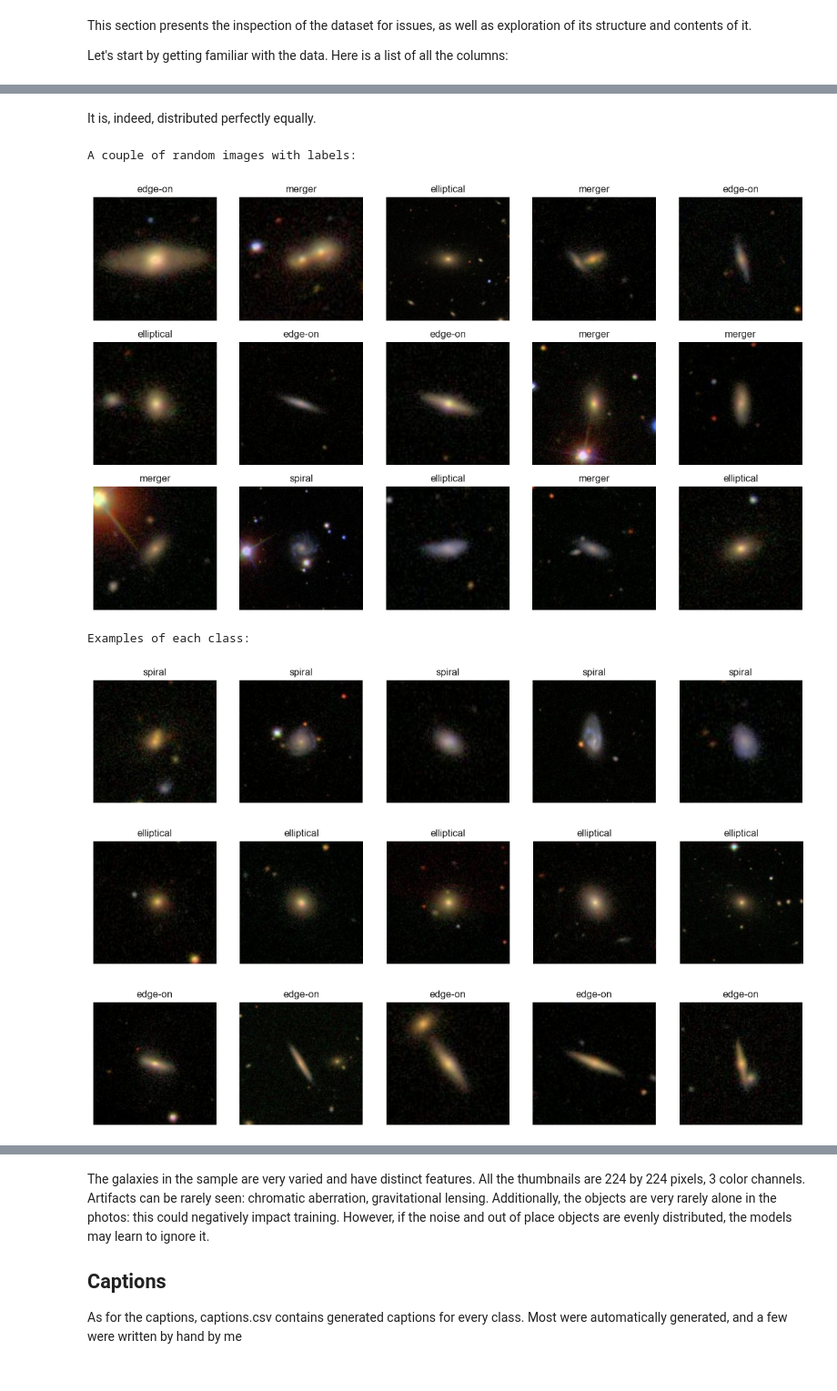
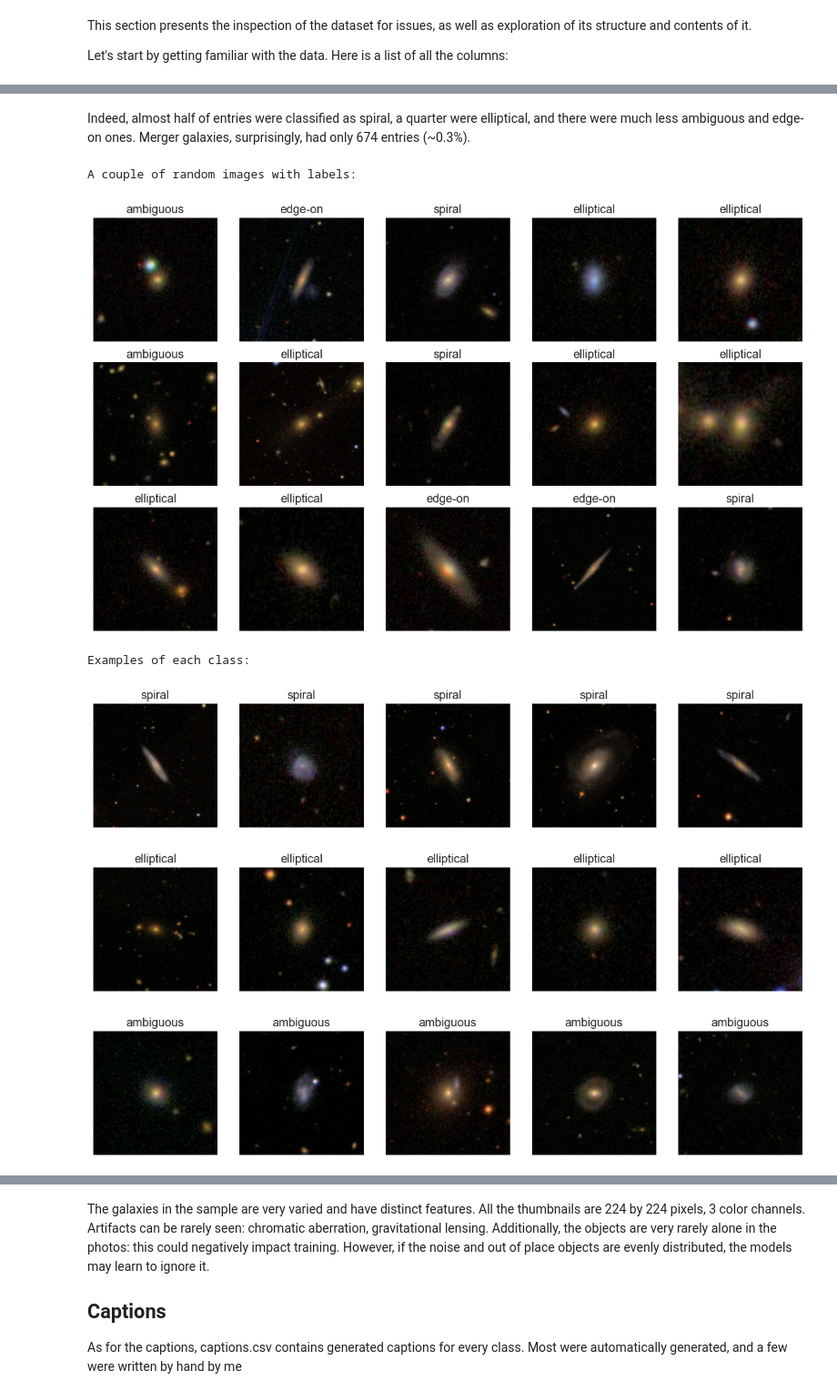
Before and after one commit to LevIgnatev/galaxy_morphology, a Jupyter notebook: notebooks/01_explore.ipynb, the cells around one changed output, grey strips where cells are left out. Shown at 91% size. Drawn from its saved outputs; the diff is of its cells as text; code cells hidden in the pictures.

```diff
--- a/notebooks/01_explore.ipynb
+++ b/notebooks/01_explore.ipynb
@@ -13,7 +13,6 @@ import seaborn as sns
 import matplotlib.pyplot as plt
 from PIL import Image
 from IPython.display import display
-from keras.src.layers import average
 
 sns.set(style='whitegrid')
 
@@ -22,13 +21,19 @@ np.random.seed(5629)
 
 labels_filepath = r"C:\Users\user\PycharmProjects\galaxy_morphology_ml_captioning\data\labels\labels_manifest_1000.csv"
 thumbnails_directory = r"C:\Users\user\PycharmProjects\galaxy_morphology_ml_captioning\data\labels\thumbs"
+
+manifest_labels_fp = r"C:\Users\user\PycharmProjects\galaxy_morphology_ml_captioning\data\processed\manifest_with_labels.csv"
 # %% [markdown]
 This section presents the inspection of the dataset for issues, as well as exploration of its structure and contents of it.
 
 Let's start by getting familiar with the data. Here is a list of all the columns:
 # %%
 df = pd.read_csv(labels_filepath)
-print("Rows: ", df.shape[0])
-print("Columns: ", df.columns.tolist())
-df.head()
+dfm = pd.read_csv(manifest_labels_fp)
+print("Rows in full dataset: \n", dfm.shape[0])
+print("Columns in full dataset: \n", dfm.columns.tolist())
+print("Rows in sample: \n", df.shape[0])
+print("Columns in sample: \n", df.columns.tolist())
+print("Manifest head:\n")
+dfm.head()
 # %% [output]
@@ -108,4 +191,14 @@ Let's explore the labels' distribution. After a quick glance at the dataset, it
 # %%
+print("FULL\n")
+print(dfm['derived_label'].value_counts())
+plt.figure(figsize = (8,4))
+sns.barplot(x=dfm['derived_label'].value_counts().index, y=dfm['derived_label'].value_counts().values)
+plt.ylabel('Amount')
+plt.title('Label distribution')
+plt.style.use('ggplot')
+plt.show()
+
+print("\nSAMPLE\n")
 print(df['derived_label'].value_counts())
 plt.figure(figsize = (8,4))
 sns.barplot(x=df['derived_label'].value_counts().index, y=df['derived_label'].value_counts().values)
@@ -123,30 +228,31 @@ Name: count, dtype: int64
 # %% [markdown]
-It is, indeed, distributed perfectly equally.
+Indeed, almost half of entries were classified as spiral, a quarter were elliptical, and there were much less ambiguous and edge-on ones. Merger galaxies, surprisingly, had only 674 entries (~0.3%).
 # %%
-#partially AI-generated function
+#[partially AI-generated function]
 def show_images(rows=3, cols=5, label=None):
-    chosen = df if label is None else df[df['derived_label']==label]
+    chosen = dfm if label is None else dfm[dfm['derived_label']==label]
     chosen = chosen.sample(min(len(chosen), rows*cols), random_state=5629)
     fig, axs = plt.subplots(rows, cols, figsize=(cols*2.5, rows*2.5))
     axs = axs.ravel()
     for ax, (_, row) in zip(axs, chosen.iterrows()):
         img = Image.open(row['filepath_PC']).convert('RGB').resize((224,224))
         ax.imshow(img)
         ax.axis('off')
         ax.set_title(str(row['derived_label'])[:20])
     plt.tight_layout()
     plt.show()
 print("A couple of random images with labels:\n")
 show_images()
 print("Examples of each class:\n")
-show_images(rows=1, label=df['derived_label'].value_counts().index[0])
-show_images(rows=1, label=df['derived_label'].value_counts().index[1])
-show_images(rows=1, label=df['derived_label'].value_counts().index[2])
-show_images(rows=1, label=df['derived_label'].value_counts().index[3])
+show_images(rows=1, label=dfm['derived_label'].value_counts().index[0])
+show_images(rows=1, label=dfm['derived_label'].value_counts().index[1])
+show_images(rows=1, label=dfm['derived_label'].value_counts().index[2])
+show_images(rows=1, label=dfm['derived_label'].value_counts().index[3])
+show_images(rows=1, label=dfm['derived_label'].value_counts().index[4])
 # %% [output]
 A couple of random images with labels:
-[figure, old version]
+[figure, new version]
 Examples of each class:
-[figure, old version]
+[figure, new version]
-[figure, old version]
+[figure, new version]
-[figure, old version]
+[figure, new version]
```
Also changed, not shown: parts of 15 cells of this notebook, 1 other file.
